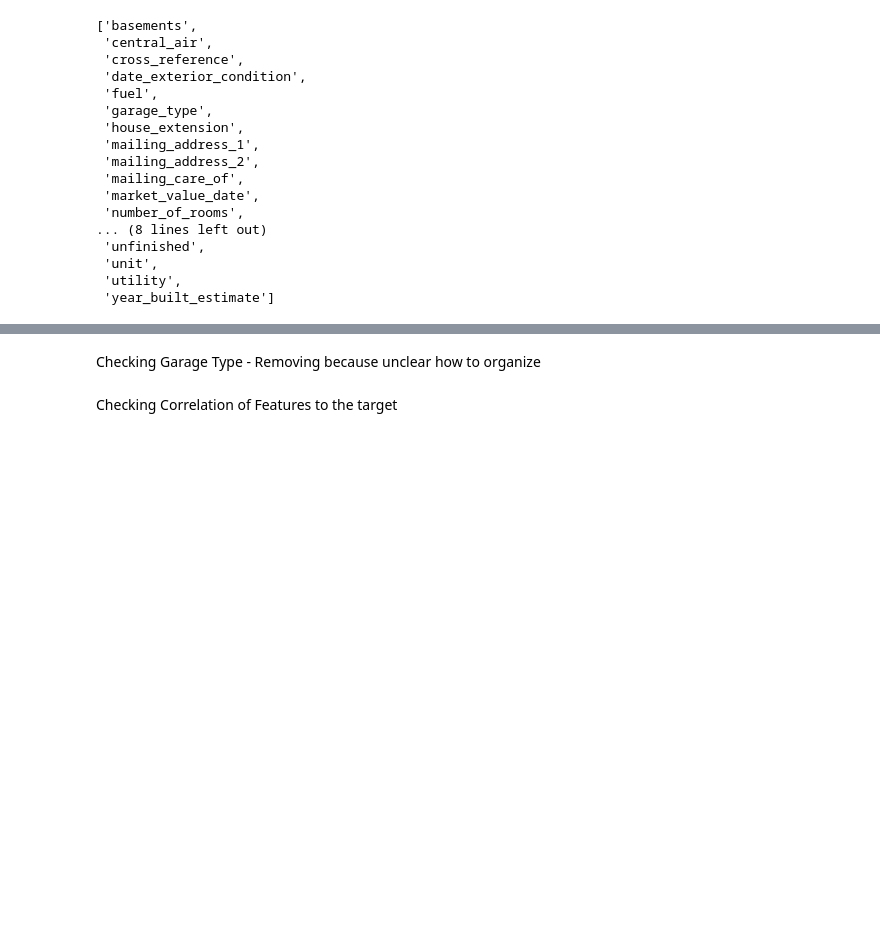
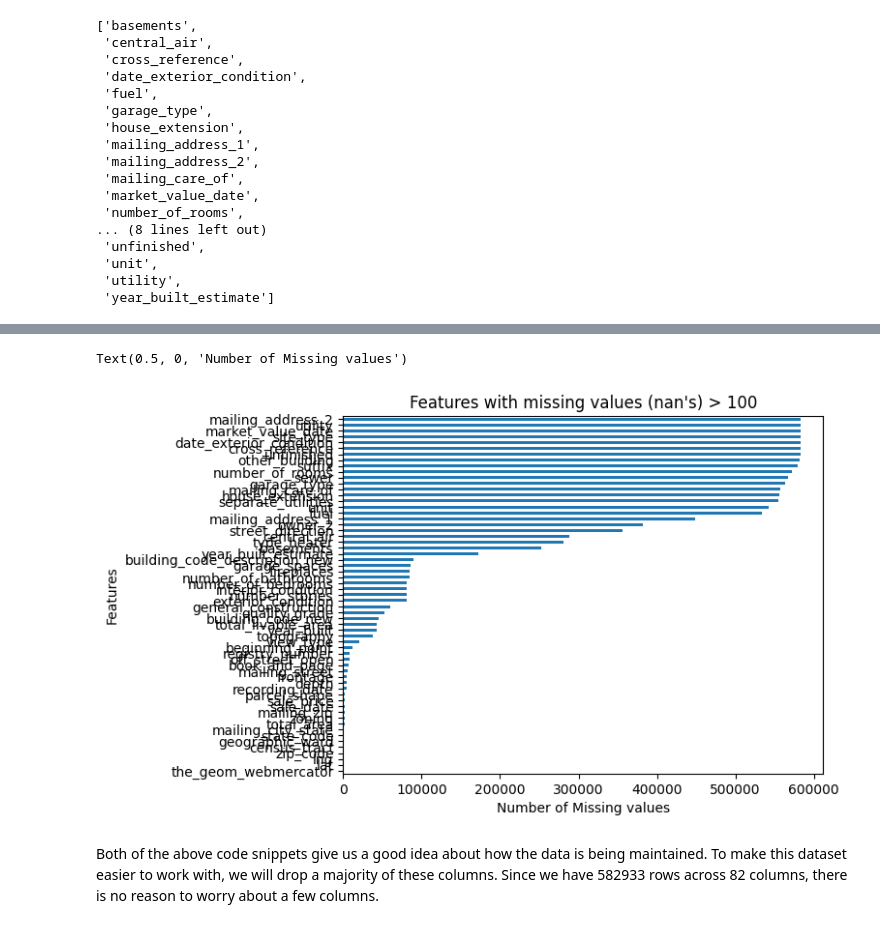
Before and after one commit to pwjensen/CMPSC445, a Jupyter notebook: Project1_445.ipynb, the cells around one changed output, grey strips where cells are left out. Drawn from its saved outputs; the diff is of its cells as text; code cells hidden in the pictures; blank space fills up the shorter version.

```diff
--- a/Project1_445.ipynb
+++ b/Project1_445.ipynb
@@ -431,2 +81,0 @@ data.exterior_condition.value_counts(dropna=False)
-# %% [markdown]
-Checking Garage Type - Removing because unclear how to organize
@@ -437,2 +81,0 @@ data = data.drop('garage_type', axis = 1)
-# %% [markdown]
-Checking Correlation of Features to the target
@@ -443,0 +82,13 @@ print(corr.market_value)
+# %%
+missing = df.isnull().sum()
+missing = missing[missing >= 100]
+missing.sort_values(inplace=True)
+missing.plot.barh()
+plt.title("Features with missing values (nan's) > 100")
+plt.ylabel("Features")
+plt.xlabel("Number of Missing values")
+# %% [output]
+Text(0.5, 0, 'Number of Missing values')
+[figure, added]
+# %% [markdown]
+Both of the above code snippets give us a good idea about how the data is being maintained. To make this dataset easier to work with, we will drop a majority of these columns. Since we have 582933 rows across 82 columns, there is no reason to worry about a few columns.
```
Also changed, not shown: parts of 104 cells of this notebook, 1 other file.
